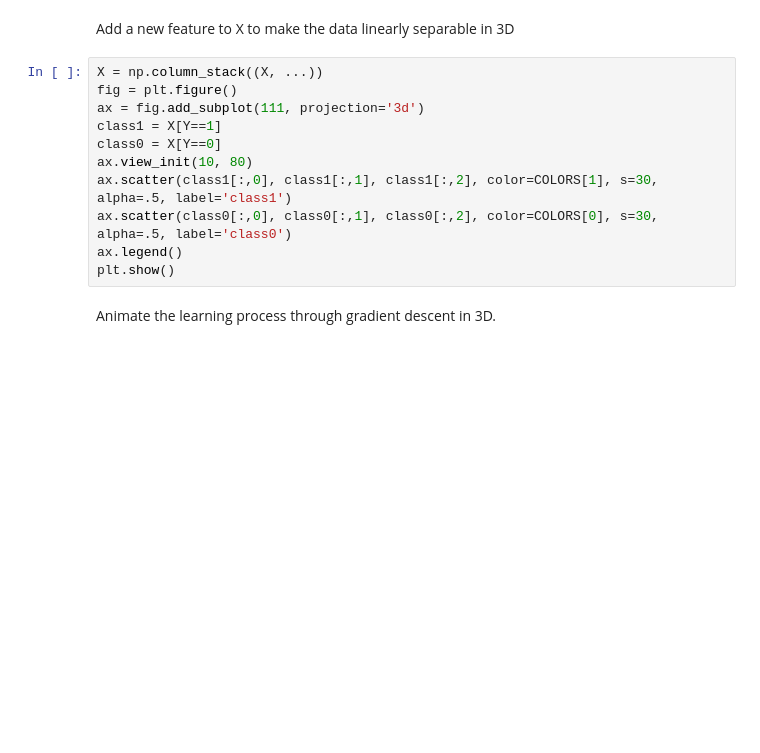
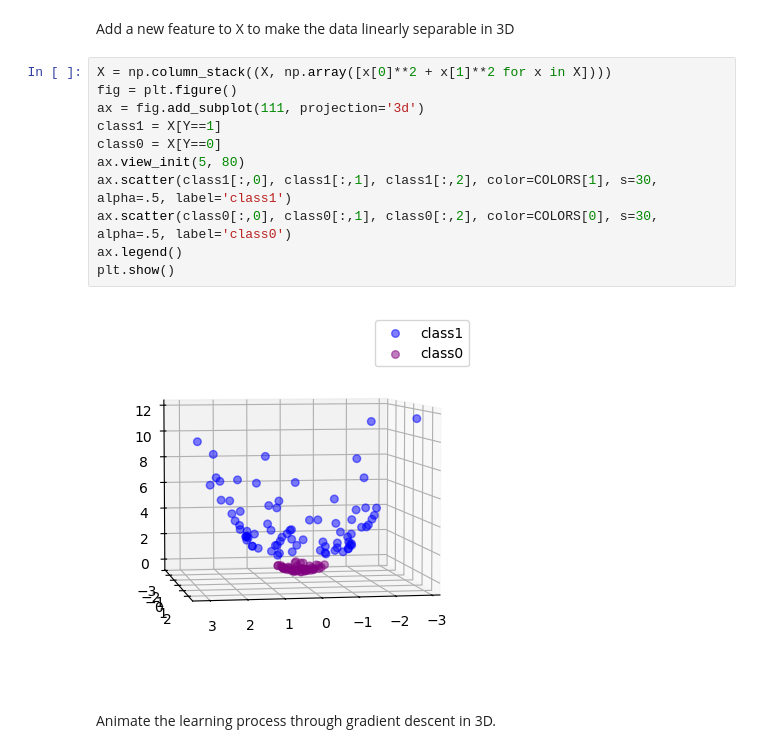
Before and after one commit to gallettilance/CS506-Fall2024, a Jupyter notebook: lecture_18/worksheet_18.ipynb, the cells around one changed output. Cells and saved outputs as stored; diff of their text form; blank space fills up the shorter version.

```diff
--- a/lecture_18/worksheet_18.ipynb
+++ b/lecture_18/worksheet_18.ipynb
@@ -384,16 +432,18 @@ plt.show()
 # %% [markdown]
 Add a new feature to X to make the data linearly separable in 3D
 # %%
-X = np.column_stack((X, ...))
+X = np.column_stack((X, np.array([x[0]**2 + x[1]**2 for x in X])))
 fig = plt.figure()
 ax = fig.add_subplot(111, projection='3d')
 class1 = X[Y==1]
 class0 = X[Y==0]
-ax.view_init(10, 80)
+ax.view_init(5, 80)
 ax.scatter(class1[:,0], class1[:,1], class1[:,2], color=COLORS[1], s=30, alpha=.5, label='class1')
 ax.scatter(class0[:,0], class0[:,1], class0[:,2], color=COLORS[0], s=30, alpha=.5, label='class0')
 ax.legend()
 plt.show()
+# %% [output]
+[figure, added]
 # %% [markdown]
 Animate the learning process through gradient descent in 3D.
 # %%
```
Also changed, not shown: parts of 8 cells of this notebook, 8 other files.
